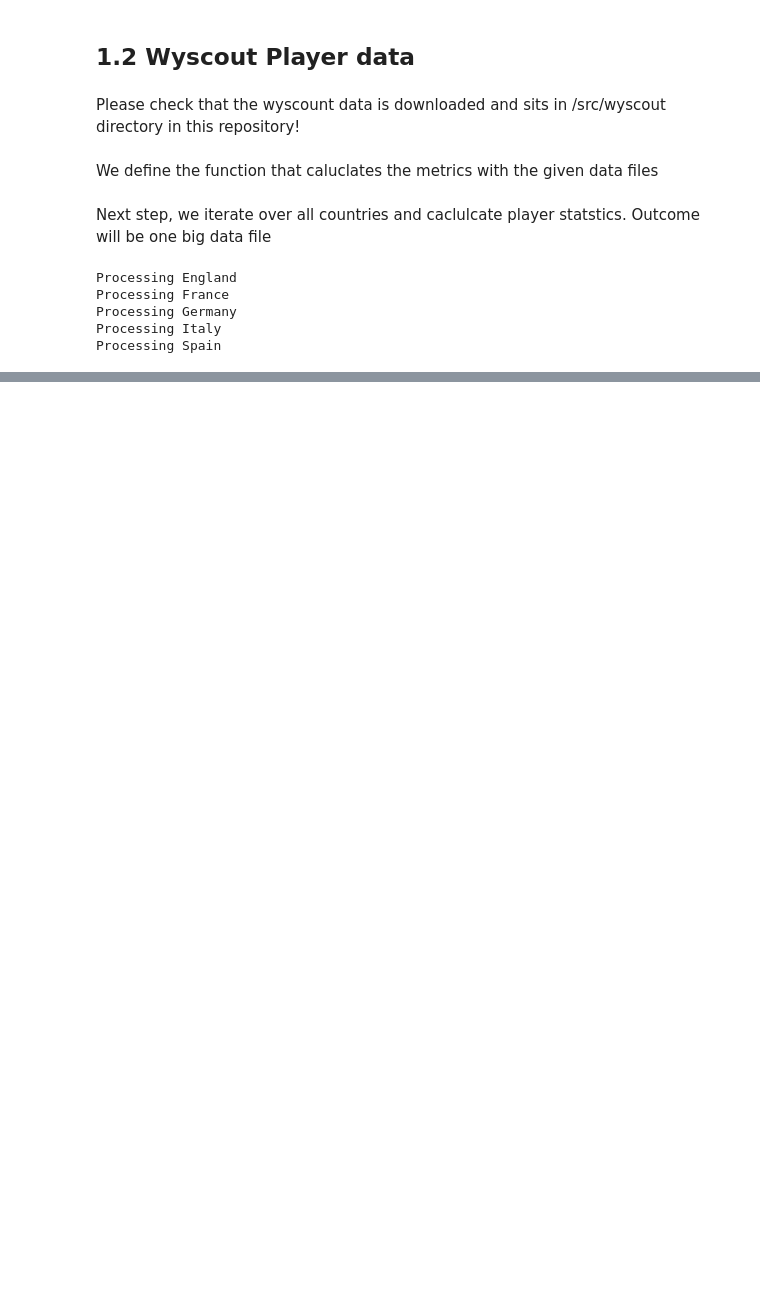
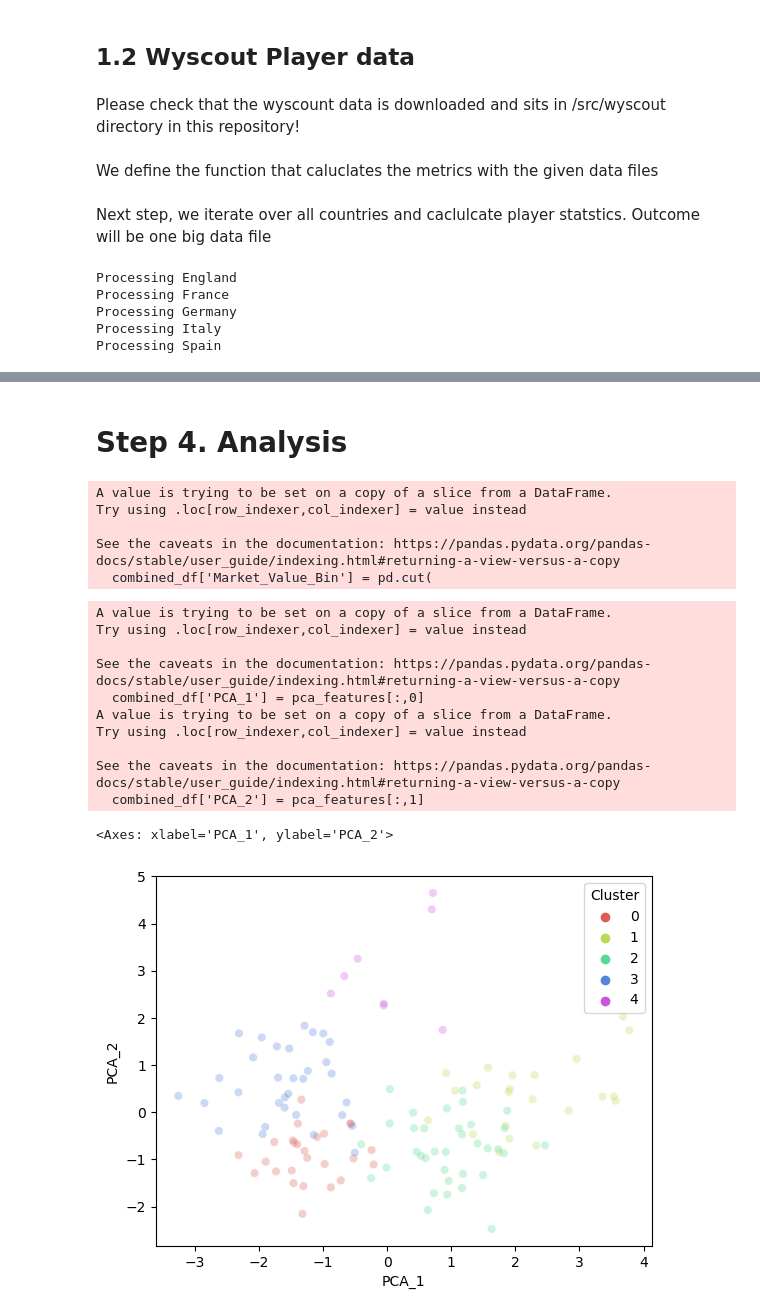
Before and after one commit to G4din/DM-Football, a Jupyter notebook: analysis/scouting_analysis.ipynb, the cells around one changed output, grey strips where cells are left out. Cells and saved outputs as stored; diff of their text form; code cells hidden in the pictures; blank space fills up the shorter version.

```diff
--- a/analysis/scouting_analysis.ipynb
+++ b/analysis/scouting_analysis.ipynb
@@ -284,0 +374,5 @@ player_stats_df[player_stats_df["fullName"].astype(str).str.contains("Holgate")]
+# %%
+# drop columns Matched_Name and Similarity_Score
+combined_df = pd.read_csv("data/financial_and_stats.csv")
+# filter rows containing any NaN values
+combined_df = combined_df.dropna()
@@ -284,0 +388,23 @@ player_stats_df[player_stats_df["fullName"].astype(str).str.contains("Holgate")]
+# %% [markdown]
+# Step 4. Analysis
+# %%
+# drop nan rows
+combined_df = combined_df.dropna()
+
+labels = ["<5", "5-10", "10-20", "20-30", "30-40", "40-50", "50-60", "60-70", ">70"]
+
+# Put the market value into nins
+combined_df["Market_Value_Bin"] = pd.cut(
+    combined_df["Market Value (m€)"],
+    bins=[0, 5, 10, 20, 30, 40, 50, 60, 70, 80],
+    labels=labels
+)
+
+# Fit clustering model on the market value with corresponadnce to bins
+kmeans = KMeans(n_clusters=9, random_state=0).fit(combined_df[["Market Value (m€)"]])
+# %% [output]
+A value is trying to be set on a copy of a slice from a DataFrame.
+Try using .loc[row_indexer,col_indexer] = value instead
+
+See the caveats in the documentation: https://pandas.pydata.org/pandas-docs/stable/user_guide/indexing.html#returning-a-view-versus-a-copy
+  combined_df['Market_Value_Bin'] = pd.cut(
@@ -284,0 +433,40 @@ player_stats_df[player_stats_df["fullName"].astype(str).str.contains("Holgate")]
+# %%
+# PCA THE Data to visualise the clusters
+from sklearn.decomposition import PCA
+
+pca = PCA(n_components=2)
+pca.fit(combined_df[cols_to_scale])
+
+# Transform the data
+pca_features = pca.transform(combined_df[cols_to_scale])
+
+# Add the PCA features to the dataframe
+
+combined_df["PCA_1"] = pca_features[:,0]
+combined_df["PCA_2"] = pca_features[:,1]
+
+# Plot the clusters
+import matplotlib.pyplot as plt
+import seaborn as sns
+
+sns.scatterplot(
+    x="PCA_1", y="PCA_2",
+    hue="Cluster",
+    palette=sns.color_palette("hls", 5),
+    data=combined_df,
+    legend="full",
+    alpha=0.3
+)
+# %% [output]
+A value is trying to be set on a copy of a slice from a DataFrame.
+Try using .loc[row_indexer,col_indexer] = value instead
+
+See the caveats in the documentation: https://pandas.pydata.org/pandas-docs/stable/user_guide/indexing.html#returning-a-view-versus-a-copy
+  combined_df['PCA_1'] = pca_features[:,0]
+A value is trying to be set on a copy of a slice from a DataFrame.
+Try using .loc[row_indexer,col_indexer] = value instead
+
+See the caveats in the documentation: https://pandas.pydata.org/pandas-docs/stable/user_guide/indexing.html#returning-a-view-versus-a-copy
+  combined_df['PCA_2'] = pca_features[:,1]
+<Axes: xlabel='PCA_1', ylabel='PCA_2'>
+[figure, added]
```
Also changed, not shown: parts of 18 cells of this notebook, 4 other files.
